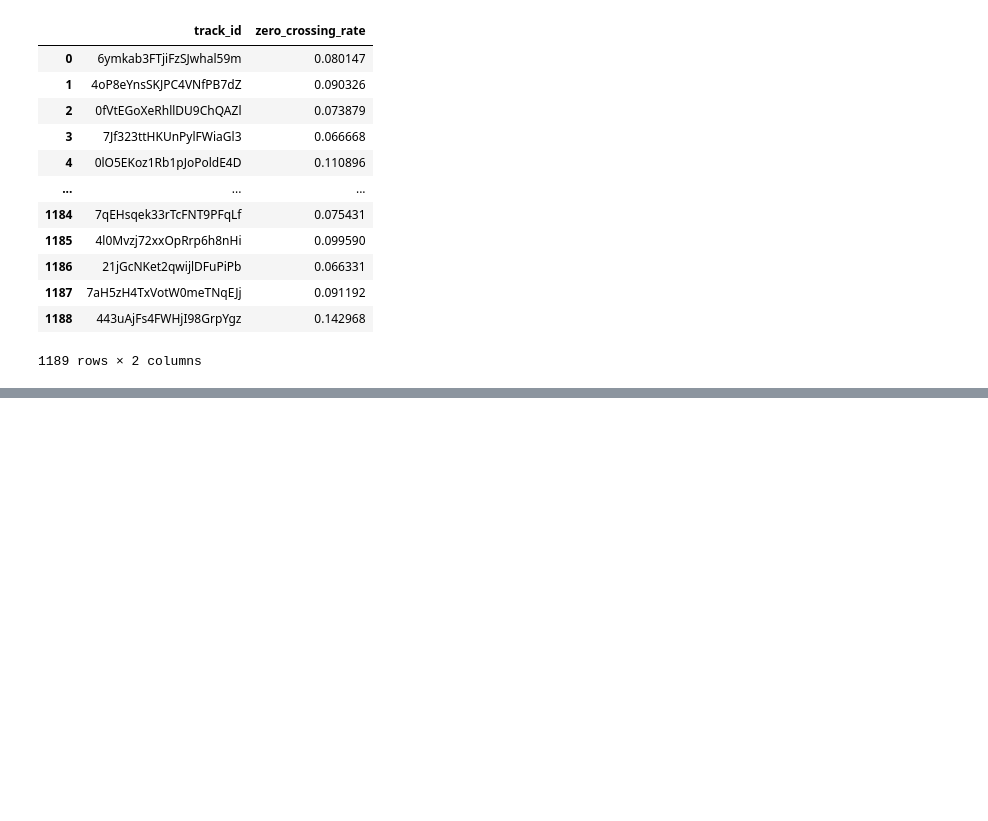
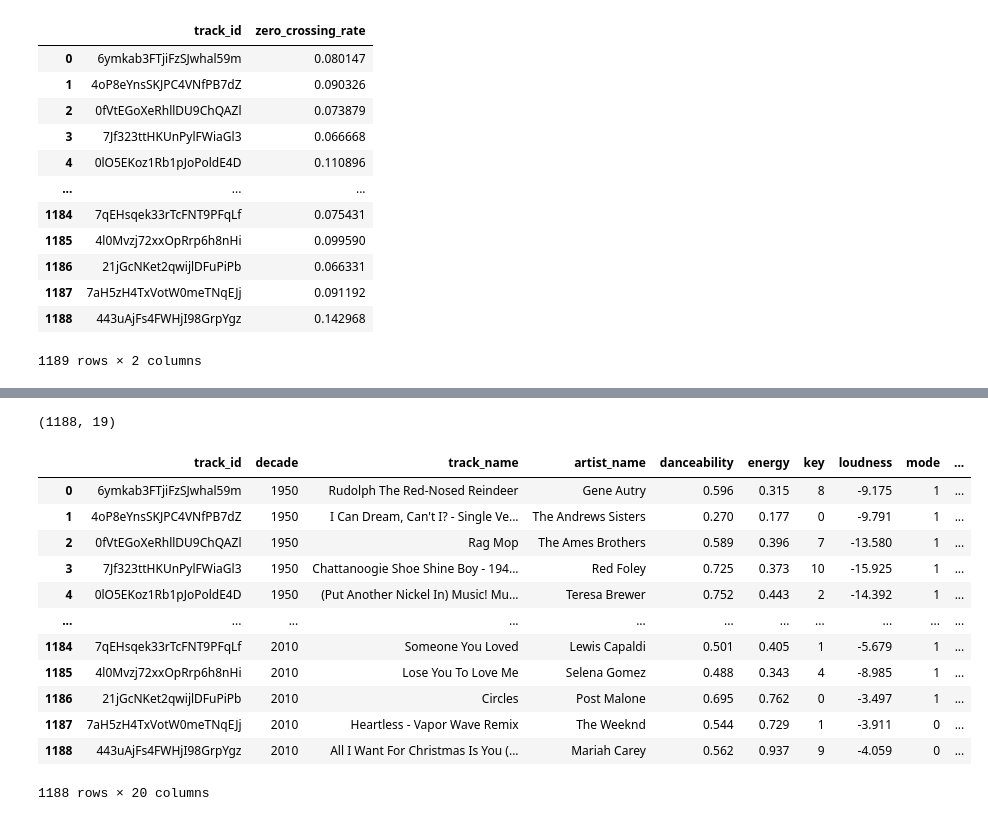
Before and after one commit to d-alvear/Analyzing-Music-by-Decade, a Jupyter notebook: notebooks/6-finalize-dataset.ipynb, the cells around one changed output, grey strips where cells are left out. Cells and saved outputs as stored; diff of their text form; code cells hidden in the pictures; blank space fills up the shorter version.

```diff
--- a/notebooks/6-finalize-dataset.ipynb
+++ b/notebooks/6-finalize-dataset.ipynb
@@ -121,0 +197,4 @@ all_data_final.to_csv('../data/final_dataset.csv')
+# %%
+final_dataset = pd.read_csv("../data/processed/final_dataset.csv", index_col=0)
+year_key = pd.read_csv("../data/interim/year_key.csv", index_col=0)
+year_key
@@ -121,0 +215,21 @@ all_data_final.to_csv('../data/final_dataset.csv')
+# %%
+final_dataset.shape
+# %% [output]
+(1188, 19)
+# %%
+final_dataset['year'] = year_key['date']
+final_dataset
+# %% [output]
+|  | track_id | decade | track_name | artist_name | danceability | energy | key | loudness | mode | ... |
+| 0 | 6ymkab3FTjiFzSJwhal59m | 1950 | Rudolph The Red-Nosed Reindeer | Gene Autry | 0.596 | 0.315 | 8 | -9.175 | 1 | ... |
+| 1 | 4oP8eYnsSKJPC4VNfPB7dZ | 1950 | I Can Dream, Can't I? - Single Ve... | The Andrews Sisters | 0.270 | 0.177 | 0 | -9.791 | 1 | ... |
+| 2 | 0fVtEGoXeRhllDU9ChQAZl | 1950 | Rag Mop | The Ames Brothers | 0.589 | 0.396 | 7 | -13.580 | 1 | ... |
+| 3 | 7Jf323ttHKUnPylFWiaGl3 | 1950 | Chattanoogie Shoe Shine Boy - 194... | Red Foley | 0.725 | 0.373 | 10 | -15.925 | 1 | ... |
+| 4 | 0lO5EKoz1Rb1pJoPoldE4D | 1950 | (Put Another Nickel In) Music! Mu... | Teresa Brewer | 0.752 | 0.443 | 2 | -14.392 | 1 | ... |
+| ... | ... | ... | ... | ... | ... | ... | ... | ... | ... | ... |
+| 1184 | 7qEHsqek33rTcFNT9PFqLf | 2010 | Someone You Loved | Lewis Capaldi | 0.501 | 0.405 | 1 | -5.679 | 1 | ... |
+| 1185 | 4l0Mvzj72xxOpRrp6h8nHi | 2010 | Lose You To Love Me | Selena Gomez | 0.488 | 0.343 | 4 | -8.985 | 1 | ... |
+| 1186 | 21jGcNKet2qwijlDFuPiPb | 2010 | Circles | Post Malone | 0.695 | 0.762 | 0 | -3.497 | 1 | ... |
+| 1187 | 7aH5zH4TxVotW0meTNqEJj | 2010 | Heartless - Vapor Wave Remix | The Weeknd | 0.544 | 0.729 | 1 | -3.911 | 0 | ... |
+| 1188 | 443uAjFs4FWHjI98GrpYgz | 2010 | All I Want For Christmas Is You (... | Mariah Carey | 0.562 | 0.937 | 9 | -4.059 | 0 | ... |
+1188 rows × 20 columns
```
Also changed, not shown: parts of 18 cells of this notebook, 4 other files.
